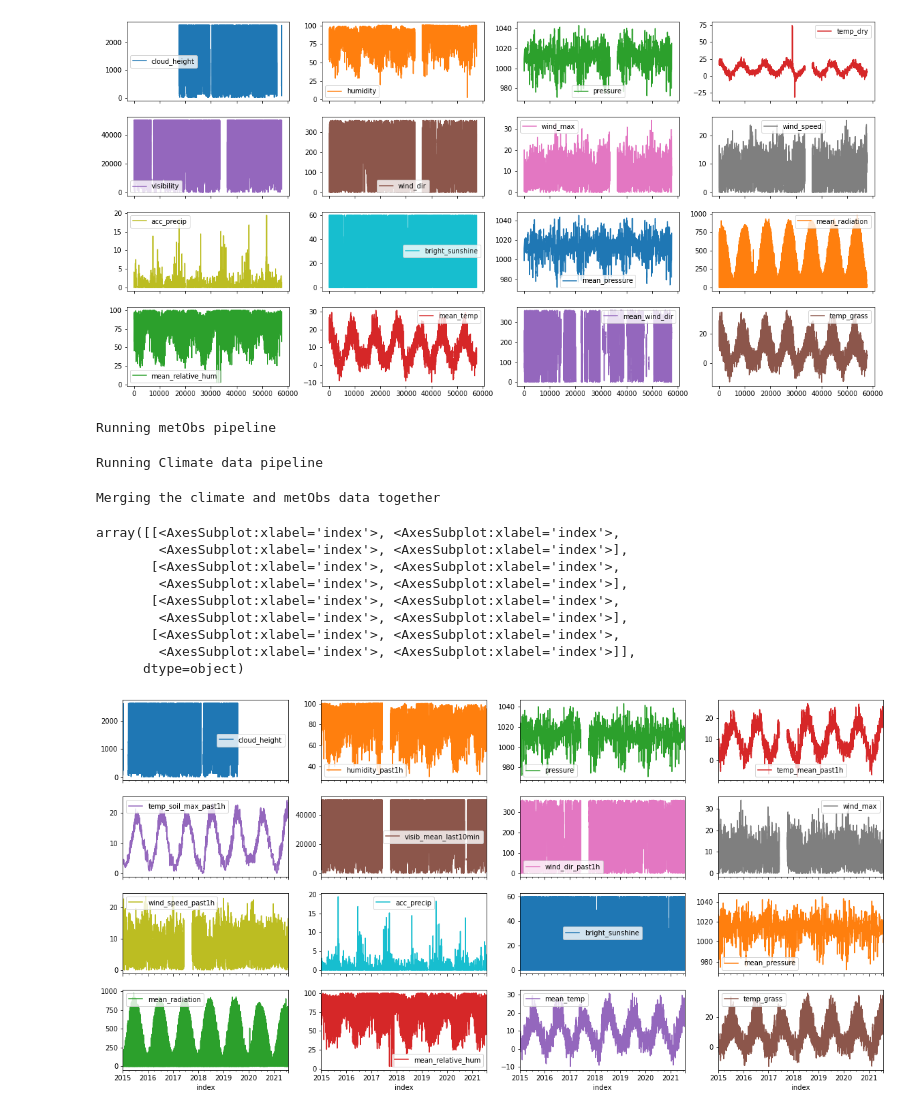
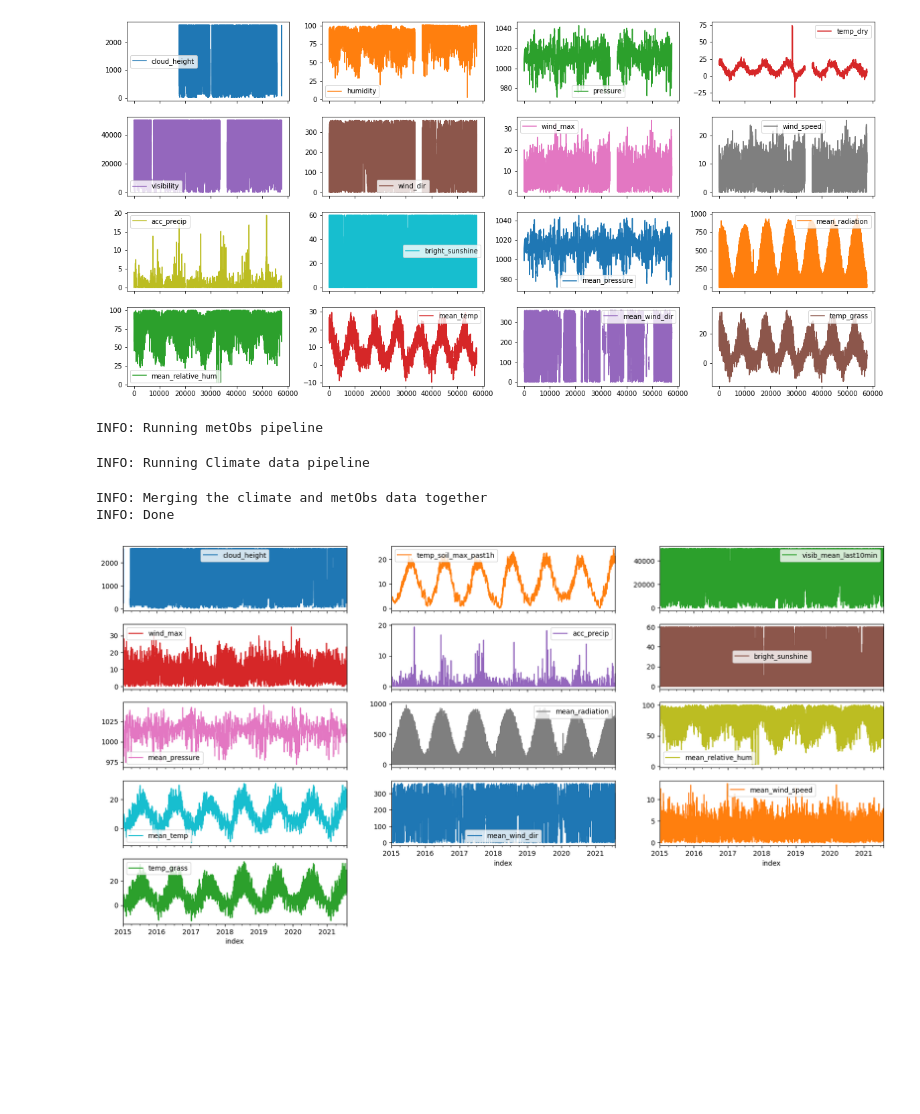
Before and after one commit to sjhpol/ISDS_arbejde, a Jupyter notebook: Exam/exam_project.ipynb, the cells around one changed output. Drawn from its saved outputs; the diff is of its cells as text; code cells hidden in the pictures; blank space fills up the shorter version.

```diff
--- a/Exam/exam_project.ipynb
+++ b/Exam/exam_project.ipynb
@@ -273,30 +263,12 @@ transform_df_met = TransformMetObsData(new_df_met)
 # %%
-list_of_stats_climate =['bright_sunshine', 'mean_radiation', 'mean_pressure', 'mean_wind_dir', 'acc_precip', 'temp_grass', 'mean_relative_hum', 'mean_temp']
+def climatePipeline(stats, start_date, end_date):
+    dict_df = dict()
+    for stat in tqdm(stats):
+        dict_df[stat] = ClimateNaFiller(stat, start_date, end_date)
 
-dict_df_climate = dict()
-for stat in tqdm(list_of_stats_climate):
-    dict_df_climate[stat] = climateData(stat, '2015-01-01', '2021-08-01')
-
-new_df_climate = pd.concat(dict_df_climate.values())
-transform_df_climate = transformClimateData(new_df_climate)
+    new_df_climate = pd.concat(dict_df.values())
+    transform_df_climate = transformClimateData(new_df_climate)
+    return transform_df_climate
-# %%
-def metObsPipeline(stats, start_date, end_date):
-    dict_df = dict()
-    for stat in tqdm(stats):
-        dict_df[stat] = metObsData(stat, start_date, end_date)
-
-    new_df_met = pd.concat(dict_df.values())
-    transform_df_met = TransformMetObsData(new_df_met)
-    return transform_df_met
-# %%
-def climatePipeline(stats, start_date, end_date):
-    dict_df = dict()
-    for stat in tqdm(stats):
-        dict_df[stat] = climateData(stat, start_date, end_date)
-
-    new_df_climate = pd.concat(dict_df.values())
-    transform_df_climate = transformClimateData(new_df_climate)
-    return transform_df_climate
 # %%
 def merger(df_met, df_climate, start_date, end_date):
     index1 = pd.date_range(start=start_date, end=end_date, freq = 'H').to_pydatetime().tolist()
@@ -346,21 +335,13 @@ metObs_list = [ 'wind_max', 'visib_mean_last10min', 'temp_soil_max_past1h', 'clo
 
 climate_list = ['bright_sunshine', 'mean_radiation', 'mean_pressure', 'acc_precip', 'temp_grass', 'mean_relative_hum', 'mean_temp']
 
-df = total_pipeline(metObs_list, climate_list, '2015-01-01', '2021-08-01')
+df = total_pipeline(metObs_listV1, climate_listV1, '2015-01-01', '2021-08-01')
 # %% [output]
-Running metObs pipeline
+INFO: Running metObs pipeline
-Running Climate data pipeline
+INFO: Running Climate data pipeline
-Merging the climate and metObs data together
+INFO: Merging the climate and metObs data together
+INFO: Done
 # %%
-df[df.columns[2:]].plot(subplots=True, layout=(4,4), figsize = (20,10), sharex=True);
+df[df.columns[2:]].plot(subplots=True, layout=(5,3), figsize = (20,10), sharex=True);
 # %% [output]
-array([[<AxesSubplot:xlabel='index'>, <AxesSubplot:xlabel='index'>,
-        <AxesSubplot:xlabel='index'>, <AxesSubplot:xlabel='index'>],
-       [<AxesSubplot:xlabel='index'>, <AxesSubplot:xlabel='index'>,
-        <AxesSubplot:xlabel='index'>, <AxesSubplot:xlabel='index'>],
-       [<AxesSubplot:xlabel='index'>, <AxesSubplot:xlabel='index'>,
-        <AxesSubplot:xlabel='index'>, <AxesSubplot:xlabel='index'>],
-       [<AxesSubplot:xlabel='index'>, <AxesSubplot:xlabel='index'>,
-        <AxesSubplot:xlabel='index'>, <AxesSubplot:xlabel='index'>]],
-      dtype=object)
-[figure, old version]
+[figure, new version]
```
Also changed, not shown: parts of 23 cells of this notebook.
